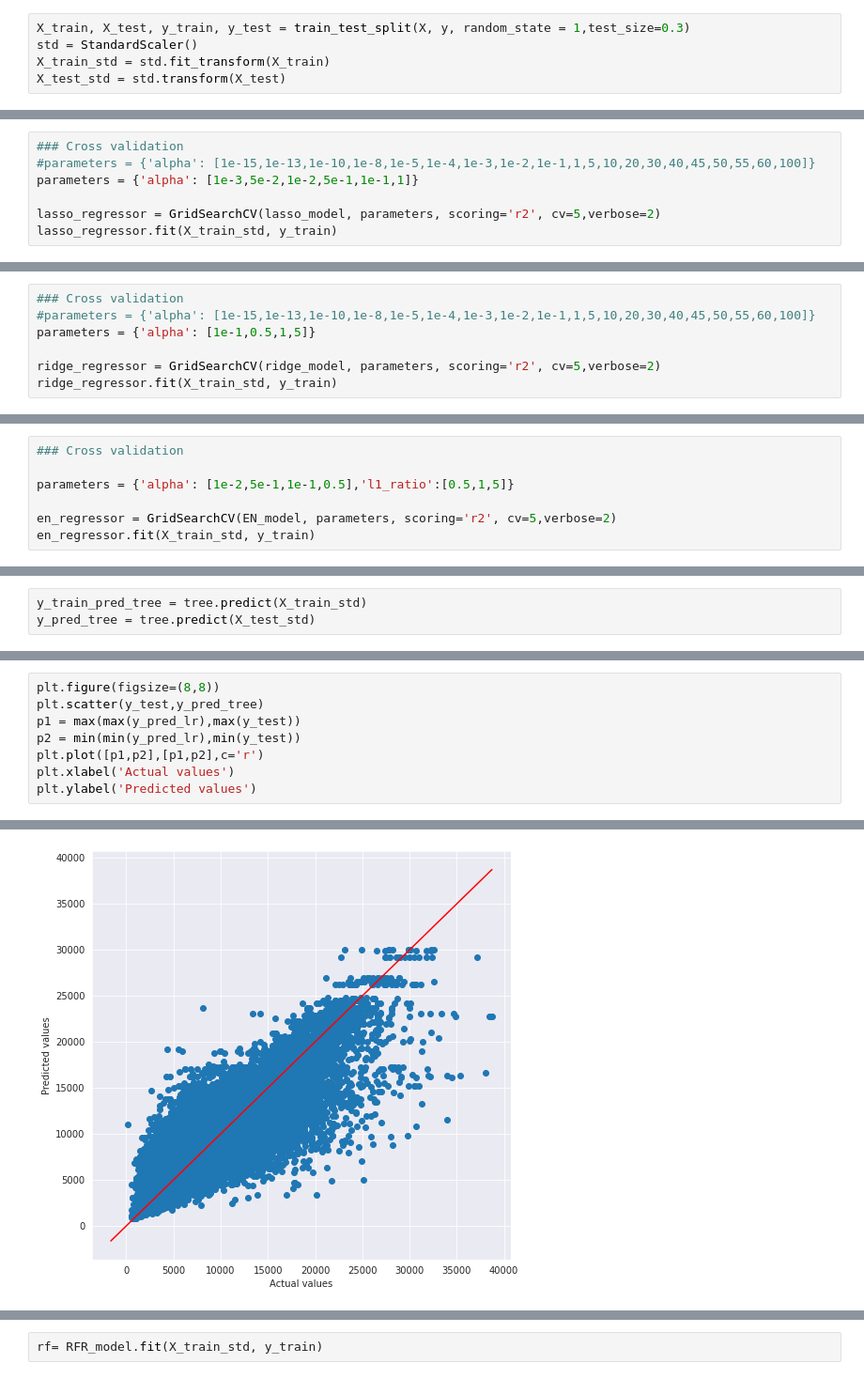
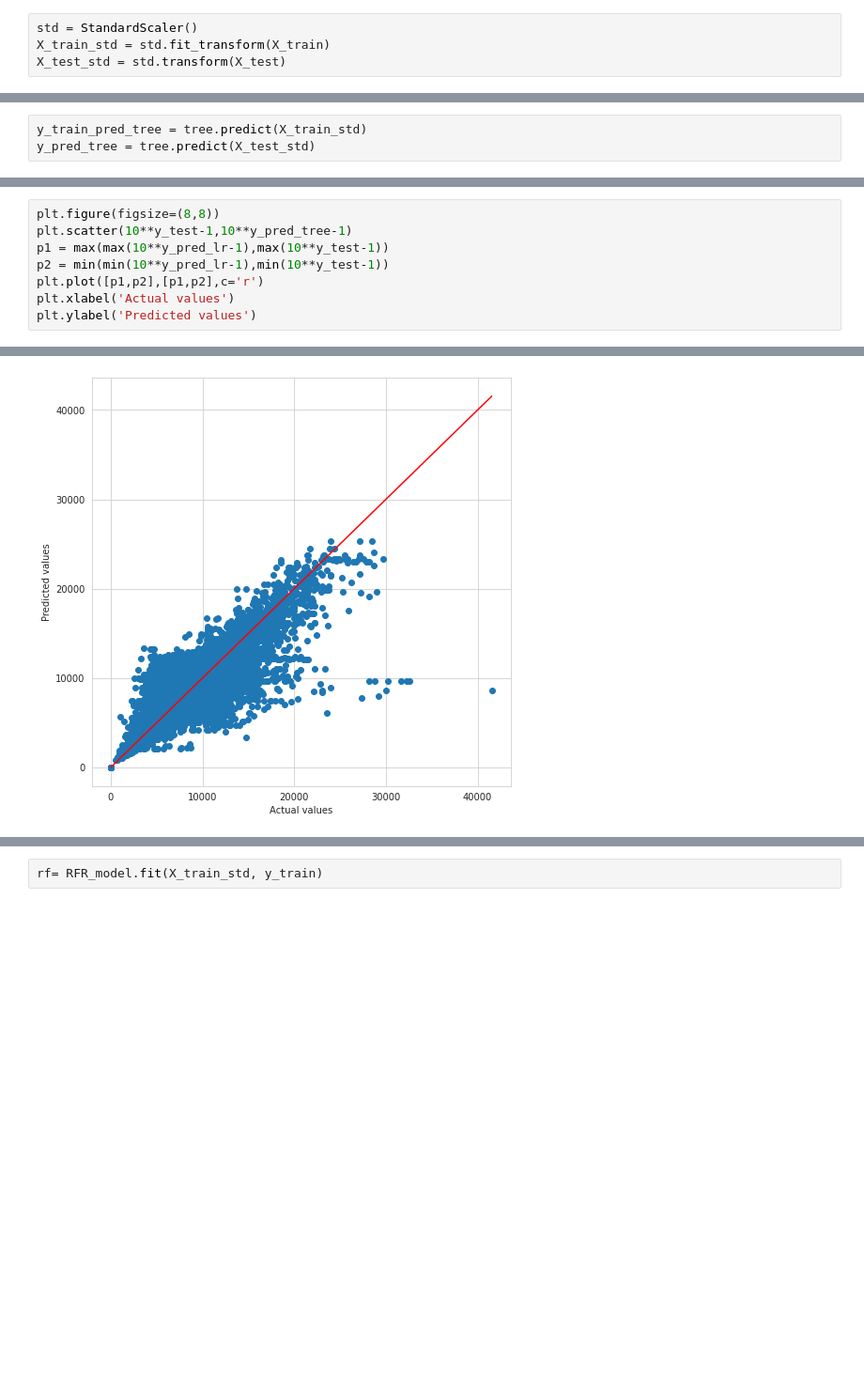
Before and after one commit to palash-21/Rossmann_Stores_Sales_Prediction, a Jupyter notebook: Rossmann_Stores_Sales_Prediction.ipynb, the cells around one changed output, grey strips where cells are left out. Shown at 94% size. Drawn from its saved outputs; the diff is of its cells as text; blank space fills up the shorter version.

Commit message:
hyper-parameter tuning

```diff
--- a/Rossmann_Stores_Sales_Prediction.ipynb
+++ b/Rossmann_Stores_Sales_Prediction.ipynb
@@ -917,5 +965,4 @@ y=df1['Sales']
 # %%
-X_train, X_test, y_train, y_test = train_test_split(X, y, random_state = 1,test_size=0.3)
 std = StandardScaler()
 X_train_std = std.fit_transform(X_train)
 X_test_std = std.transform(X_test)
@@ -977,7 +1024,0 @@ lasso_model  = Lasso()
-# %%
-### Cross validation
-#parameters = {'alpha': [1e-15,1e-13,1e-10,1e-8,1e-5,1e-4,1e-3,1e-2,1e-1,1,5,10,20,30,40,45,50,55,60,100]}
-parameters = {'alpha': [1e-3,5e-2,1e-2,5e-1,1e-1,1]}
-
-lasso_regressor = GridSearchCV(lasso_model, parameters, scoring='r2', cv=5,verbose=2)
-lasso_regressor.fit(X_train_std, y_train)
@@ -1018,7 +1024,0 @@ ridge_model  = Ridge()
-# %%
-### Cross validation
-#parameters = {'alpha': [1e-15,1e-13,1e-10,1e-8,1e-5,1e-4,1e-3,1e-2,1e-1,1,5,10,20,30,40,45,50,55,60,100]}
-parameters = {'alpha': [1e-1,0.5,1,5]}
-
-ridge_regressor = GridSearchCV(ridge_model, parameters, scoring='r2', cv=5,verbose=2)
-ridge_regressor.fit(X_train_std, y_train)
@@ -1046,7 +1024,0 @@ EN_model  = ElasticNet()
-# %%
-### Cross validation
-
-parameters = {'alpha': [1e-2,5e-1,1e-1,0.5],'l1_ratio':[0.5,1,5]}
-
-en_regressor = GridSearchCV(EN_model, parameters, scoring='r2', cv=5,verbose=2)
-en_regressor.fit(X_train_std, y_train)
@@ -1090,11 +1070,11 @@ Training R2_Score : 0.8681227161796964 Testing R2_Score : 0.8408239340523214
 # %%
 plt.figure(figsize=(8,8))
-plt.scatter(y_test,y_pred_tree)
-p1 = max(max(y_pred_lr),max(y_test))
-p2 = min(min(y_pred_lr),min(y_test))
+plt.scatter(10**y_test-1,10**y_pred_tree-1)
+p1 = max(max(10**y_pred_lr-1),max(10**y_test-1))
+p2 = min(min(10**y_pred_lr-1),min(10**y_test-1))
 plt.plot([p1,p2],[p1,p2],c='r')
 plt.xlabel('Actual values')
 plt.ylabel('Predicted values')
 # %% [output]
 Text(0, 0.5, 'Predicted values')
-[figure, old version]
+[figure, new version]
```
Also changed, not shown: parts of 299 cells of this notebook.
